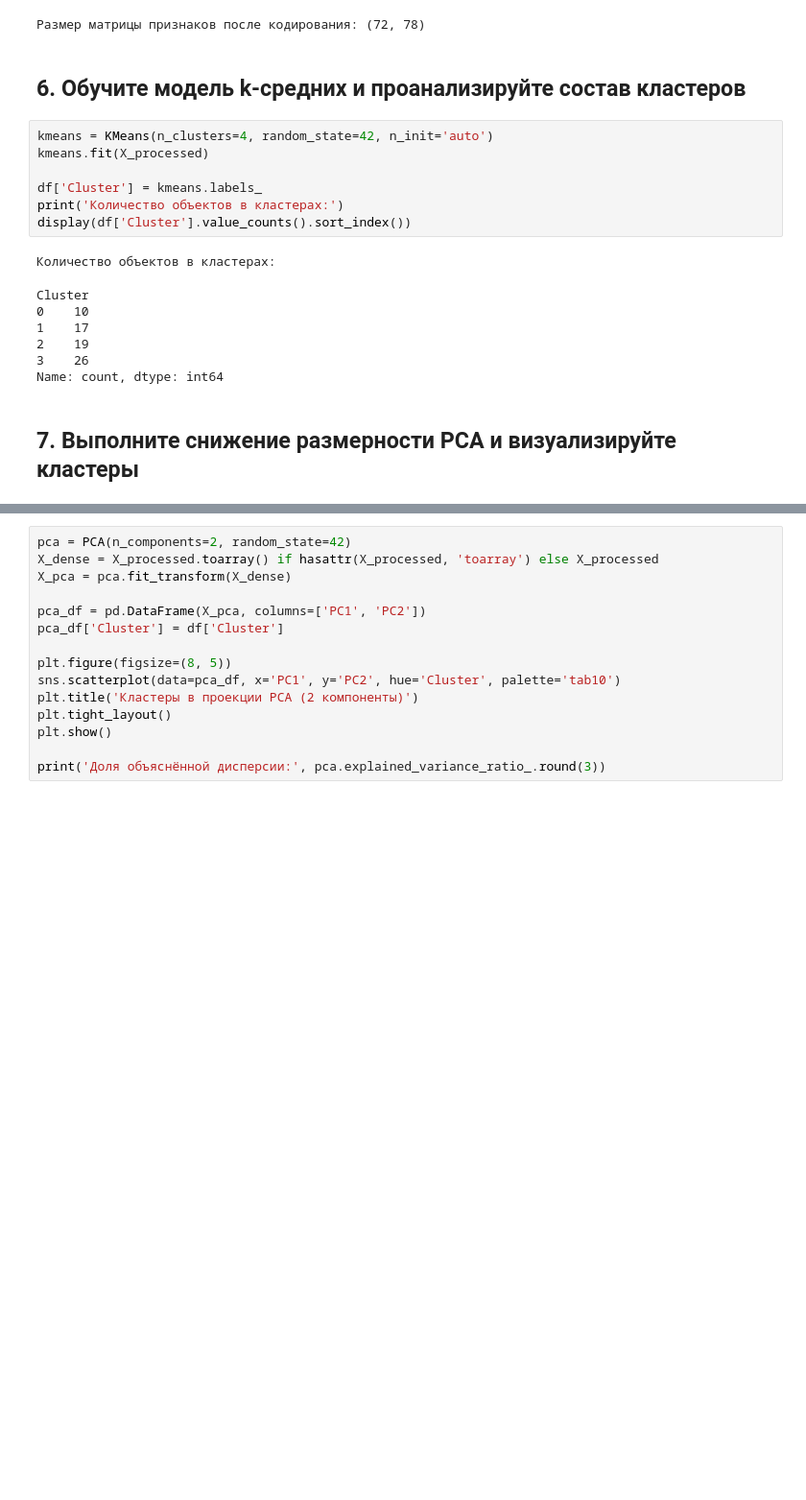
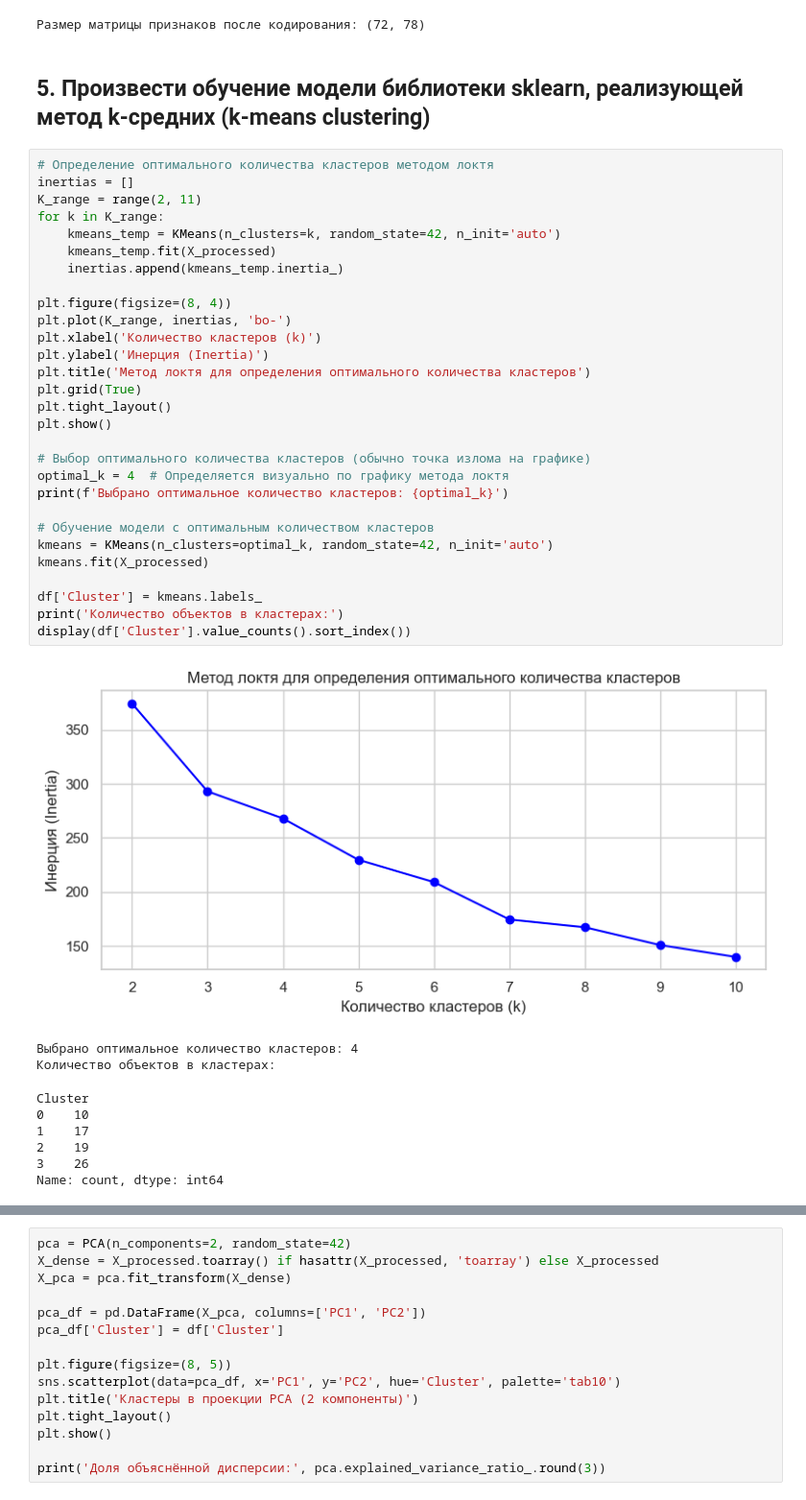
Before and after one commit to Alanyle/s5-MO-V16, a Jupyter notebook: L5 V16/note.ipynb, the cells around one changed output, grey strips where cells are left out. Shown at 96% size. Cells and saved outputs as stored; diff of their text form; blank space fills up the shorter version.

```diff
--- a/L5 V16/note.ipynb
+++ b/L5 V16/note.ipynb
@@ -149,22 +149,44 @@ X_processed = preprocessor.fit_transform(X)
 print('Размер матрицы признаков после кодирования:', X_processed.shape)
 # %% [output]
 Размер матрицы признаков после кодирования: (72, 78)
-# %% [markdown]
-## 6. Обучите модель k-средних и проанализируйте состав кластеров
-# %%
-kmeans = KMeans(n_clusters=4, random_state=42, n_init='auto')
-kmeans.fit(X_processed)
-
-df['Cluster'] = kmeans.labels_
-print('Количество объектов в кластерах:')
-display(df['Cluster'].value_counts().sort_index())
-# %% [output]
-Количество объектов в кластерах:
-Cluster
-0    10
-1    17
-2    19
-3    26
-Name: count, dtype: int64
-# %% [markdown]
-## 7. Выполните снижение размерности PCA и визуализируйте кластеры
+# %% [markdown]
+## 5. Произвести обучение модели библиотеки sklearn, реализующей метод k-средних (k-means clustering)
+# %%
+# Определение оптимального количества кластеров методом локтя
+inertias = []
+K_range = range(2, 11)
+for k in K_range:
+    kmeans_temp = KMeans(n_clusters=k, random_state=42, n_init='auto')
+    kmeans_temp.fit(X_processed)
+    inertias.append(kmeans_temp.inertia_)
+
+plt.figure(figsize=(8, 4))
+plt.plot(K_range, inertias, 'bo-')
+plt.xlabel('Количество кластеров (k)')
+plt.ylabel('Инерция (Inertia)')
+plt.title('Метод локтя для определения оптимального количества кластеров')
+plt.grid(True)
+plt.tight_layout()
+plt.show()
+
+# Выбор оптимального количества кластеров (обычно точка излома на графике)
+optimal_k = 4  # Определяется визуально по графику метода локтя
+print(f'Выбрано оптимальное количество кластеров: {optimal_k}')
+
+# Обучение модели с оптимальным количеством кластеров
+kmeans = KMeans(n_clusters=optimal_k, random_state=42, n_init='auto')
+kmeans.fit(X_processed)
+
+df['Cluster'] = kmeans.labels_
+print('Количество объектов в кластерах:')
+display(df['Cluster'].value_counts().sort_index())
+# %% [output]
+[figure, added]
+Выбрано оптимальное количество кластеров: 4
+Количество объектов в кластерах:
+Cluster
+0    10
+1    17
+2    19
+3    26
+Name: count, dtype: int64
```
Also changed, not shown: parts of 13 cells of this notebook, 3 other files.
